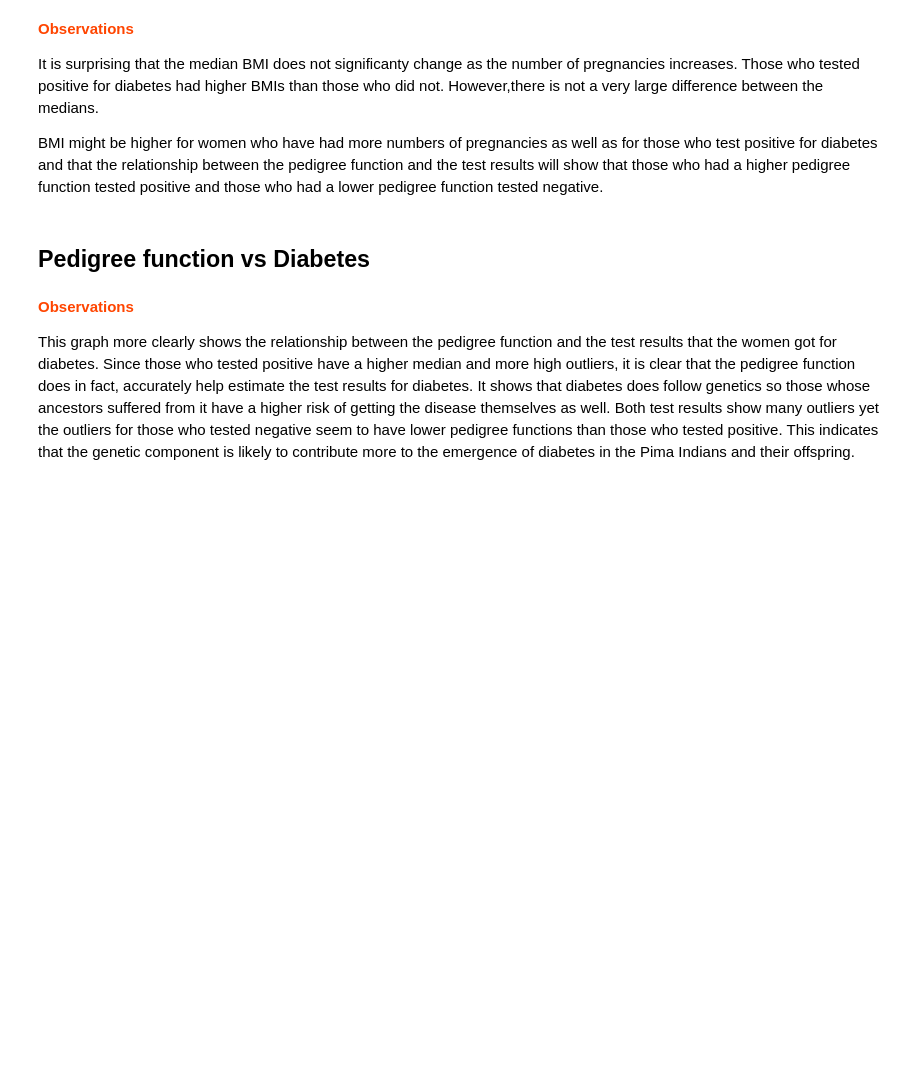
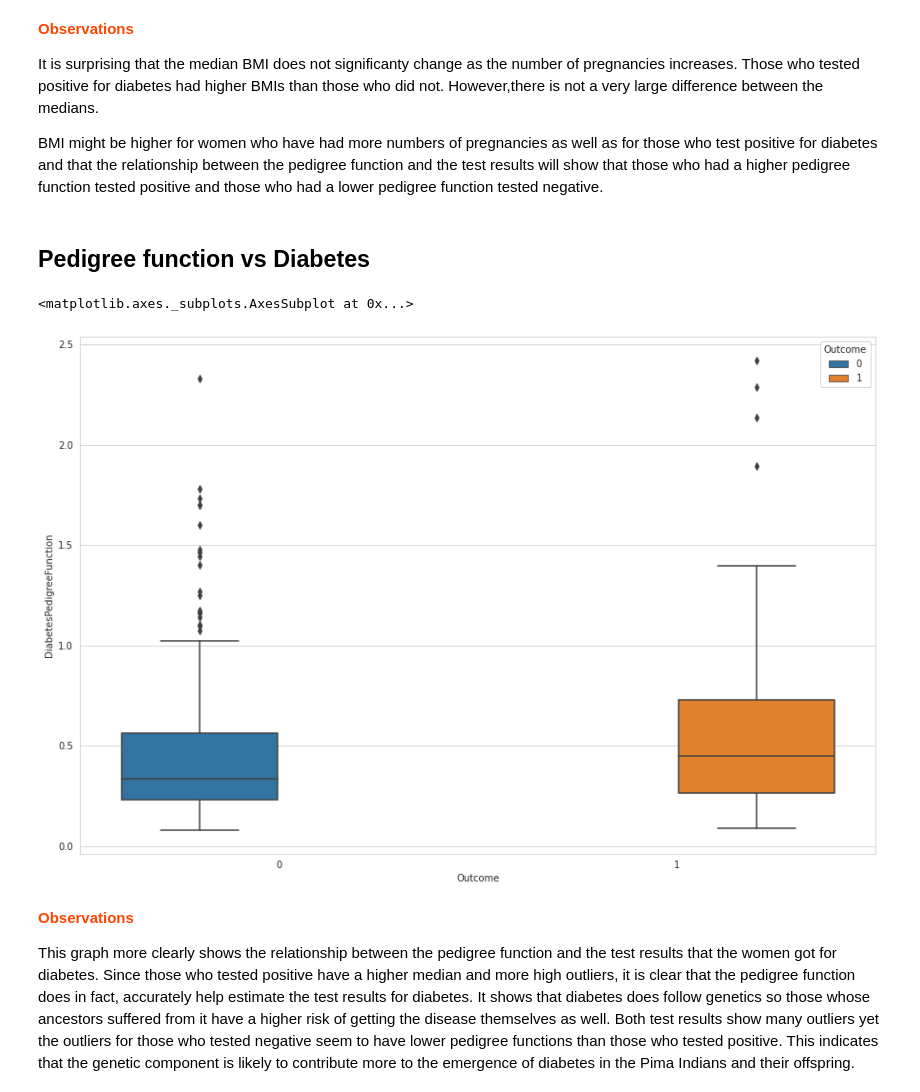
Before and after one commit to shireeshareddy187/fmml2021, a Jupyter notebook: Project_FMML_CLF1.ipynb, the cells around one changed output. Cells and saved outputs as stored; diff of their text form; code cells hidden in the pictures; blank space fills up the shorter version.

```diff
--- a/Project_FMML_CLF1.ipynb
+++ b/Project_FMML_CLF1.ipynb
@@ -170,6 +184,11 @@ BMI might be higher for women who have had more numbers of pregnancies as well a
 ## Pedigree function vs Diabetes
 # %%
 ## TASK-3: Display a boxplot between the Pedigree function and Diabetes.
+plt.figure(figsize=(15,10))
+sns.boxplot(x='Outcome', y='DiabetesPedigreeFunction',data=diabetes_data, hue='Outcome')
+# %% [output]
+<matplotlib.axes._subplots.AxesSubplot at 0x...>
+[figure, added]
 # %% [markdown]
 <p style="font-weight: bold;color:#FF4500"><b>Observations</b></p>
 This graph more clearly shows the relationship between the pedigree function and the test results that the women got for diabetes. Since those who tested positive have a higher median and more high outliers, it is clear that the pedigree function does in fact, accurately help estimate the test results for diabetes. It shows that diabetes does follow genetics so those whose ancestors suffered from it have a higher risk of getting the disease themselves as well. Both test results show many outliers yet the outliers for those who tested negative seem to have lower pedigree functions than those who tested positive. This indicates that the genetic component is likely to contribute more to the emergence of diabetes in the Pima Indians and their offspring.
```
Also changed, not shown: parts of 6 cells of this notebook.
